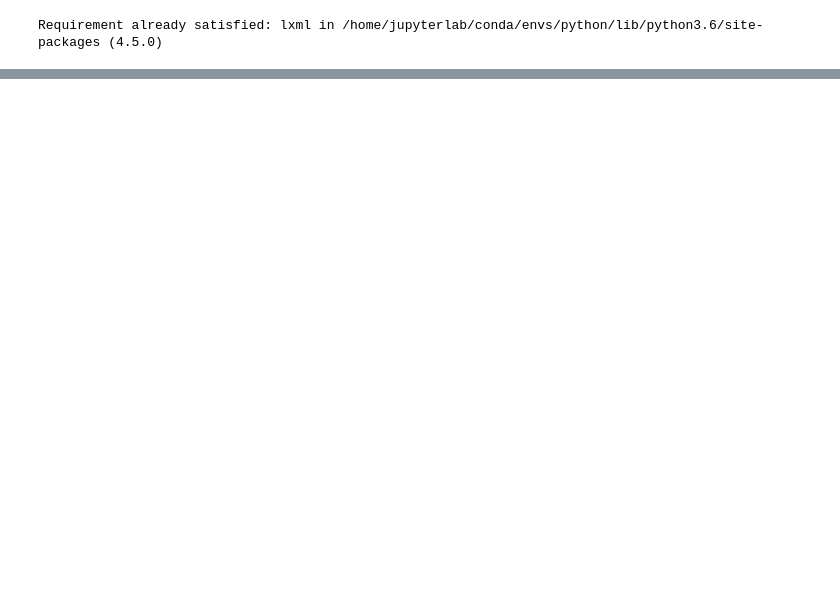
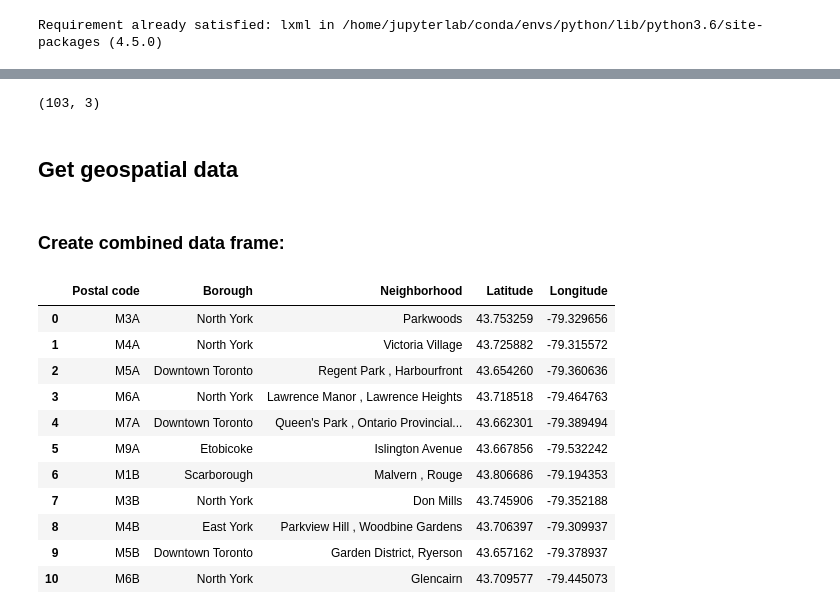
Before and after one commit to Sidra-Naveed/github-example, a Jupyter notebook: Week3.ipynb, the cells around one changed output, grey strips where cells are left out. Cells and saved outputs as stored; diff of their text form; code cells hidden in the pictures; blank space fills up the shorter version.

```diff
--- a/Week3.ipynb
+++ b/Week3.ipynb
@@ -77,0 +82,19 @@ df
+# %%
+data = []
+columns = []
+#
+for index, tr in enumerate(my_table.find_all('tr')):
+    section = []
+    for td in tr.find_all(['th','td']):
+        section.append(td.text.rstrip())
+
+#Defining the header
+    if (index == 0):
+        columns = section
+    else:
+        data.append(section)
+
+#Converting list into data frame:
+df_toronto = pd.DataFrame(data = data,columns = columns)
+#Visualizing first 5 rows to check data frame
+df_toronto.head()
@@ -77,0 +112,3 @@ df
+# %%
+df_toronto = df_toronto[df_toronto['Borough'] != 'Not assigned']
+df_toronto.head()
@@ -77,0 +124,8 @@ df
+# %%
+df_toronto ["Neighborhood"] = df_toronto.groupby("Postal code")["Neighborhood"].transform(lambda neigh: ','.join(neigh))
+#Replace existing groups of Neighborhoods divided with '/' by commas
+df_toronto["Neighborhood"] = df_toronto["Neighborhood"].str.replace('/',',')
+#Resetting index
+df_toronto.reset_index(drop=True, inplace=True)
+#Show data frame
+df_toronto.head(11)
@@ -77,0 +159,27 @@ df
+# %%
+df_toronto.shape
+# %% [output]
+(103, 3)
+# %% [markdown]
+## Get geospatial data
+# %%
+df_geospatial = pd.read_csv('http://cocl.us/Geospatial_data')
+df_geospatial.columns = ['Postal code', 'Latitude', 'Longitude']
+# %% [markdown]
+### Create combined data frame:
+# %%
+merged_df = pd.merge(df_toronto, df_geospatial, on=['Postal code'], how='inner')
+merged_df.head(11)
+# %% [output]
+|  | Postal code | Borough | Neighborhood | Latitude | Longitude |
+| 0 | M3A | North York | Parkwoods | 43.753259 | -79.329656 |
+| 1 | M4A | North York | Victoria Village | 43.725882 | -79.315572 |
+| 2 | M5A | Downtown Toronto | Regent Park , Harbourfront | 43.654260 | -79.360636 |
+| 3 | M6A | North York | Lawrence Manor , Lawrence Heights | 43.718518 | -79.464763 |
+| 4 | M7A | Downtown Toronto | Queen's Park , Ontario Provincial... | 43.662301 | -79.389494 |
+| 5 | M9A | Etobicoke | Islington Avenue | 43.667856 | -79.532242 |
+| 6 | M1B | Scarborough | Malvern , Rouge | 43.806686 | -79.194353 |
+| 7 | M3B | North York | Don Mills | 43.745906 | -79.352188 |
+| 8 | M4B | East York | Parkview Hill , Woodbine Gardens | 43.706397 | -79.309937 |
+| 9 | M5B | Downtown Toronto | Garden District, Ryerson | 43.657162 | -79.378937 |
+| 10 | M6B | North York | Glencairn | 43.709577 | -79.445073 |
```
Also changed, not shown: parts of 51 cells of this notebook.
